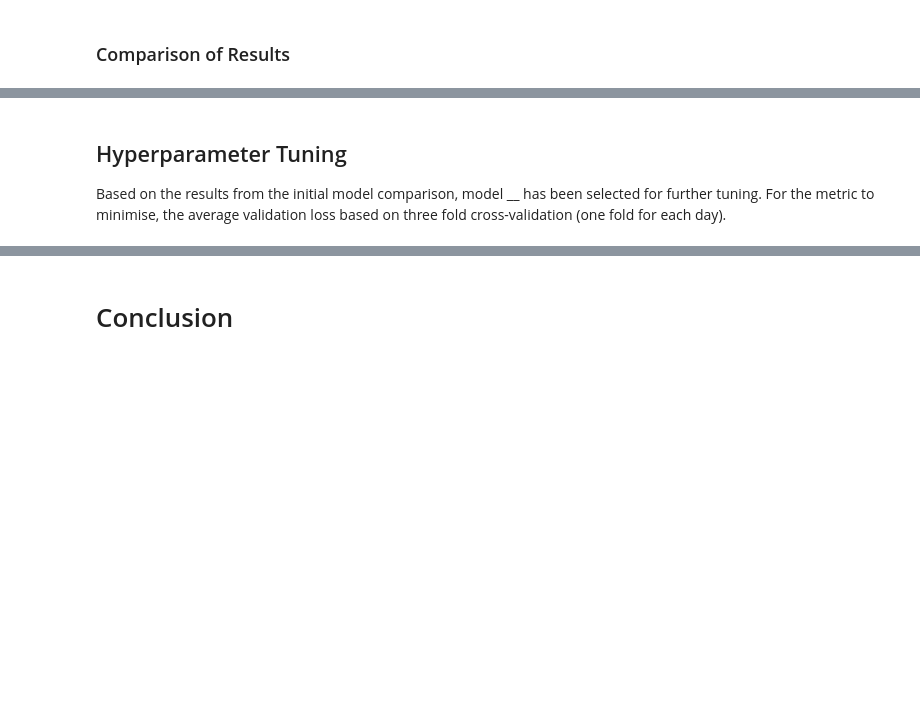
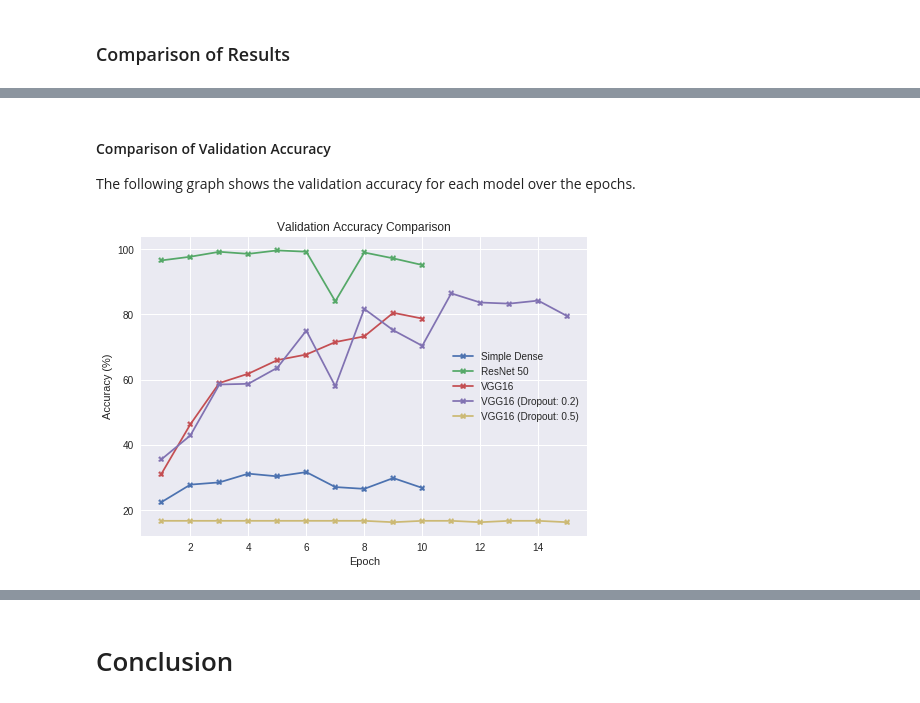
Before and after one commit to Andrew-Mackay/building_classifier, a Jupyter notebook: notebooks/AX-2019.ipynb, the cells around one changed output, grey strips where cells are left out. Drawn from its saved outputs; the diff is of its cells as text; code cells hidden in the pictures; blank space fills up the shorter version.

Commit message:
collected results for aggressive dropout, regularization methods and hyperparameter search

```diff
--- a/notebooks/AX-2019.ipynb
+++ b/notebooks/AX-2019.ipynb
@@ -619,7 +628,7 @@ def res50(output_shape, pretrained=False):
         base_model = ResNet50(include_top=False, weights="imagenet", pooling="avg")
 
     else:
-        base_model = ResNet50(include_top=False, weights="imagenet", pooling="avg")
+        base_model = ResNet50(include_top=False, weights=None, pooling="avg")
 
     x = Dense(1024, activation='relu')(base_model.output)
     predictions = Dense(output_shape, activation='softmax')(x)
@@ -991,0 +1002,2 @@ if SAVE_RESULTS_MODEL_3_dropout:
+# %%
+input_shape = (TARGET_IMAGE_SHAPE[0], TARGET_IMAGE_SHAPE[1], 3)
@@ -992,2 +1032,6 @@ if SAVE_RESULTS_MODEL_3_dropout:
+# %%
+if SAVE_RESULTS_MODEL_3_dropout_aggressive:
+    with open(RESULTS_PATH_INITIAL + "model_3_dropout_aggressive.pkl", 'wb') as results_file:
+        pickle.dump(results, results_file)
 # %% [markdown]
 ### Comparison of Results
@@ -1049,4 +1037,0 @@ plot_loss(model_3_results["histroy"], "VGG16")
-# %% [markdown]
-## Hyperparameter Tuning
-
-Based on the results from the initial model comparison, model __ has been selected for further tuning. For the metric to minimise, the average validation loss based on three fold cross-validation (one fold for each day).
@@ -1094,0 +1038,40 @@ def split_data_by_day(data, validation_day):
+# %%
+with open(RESULTS_PATH_INITIAL + "model_1.pkl", 'rb') as results_file:
+    model_1_results = pickle.load(results_file)
+
+with open(RESULTS_PATH_INITIAL + "model_2.pkl", 'rb') as results_file:
+    model_2_results = pickle.load(results_file)
+
+with open(RESULTS_PATH_INITIAL + "model_3.pkl", 'rb') as results_file:
+    model_3_results = pickle.load(results_file)
+
+with open(RESULTS_PATH_INITIAL + "model_3_dropout.pkl", 'rb') as results_file:
+    model_3_dropout_results = pickle.load(results_file)
+
+with open(RESULTS_PATH_INITIAL + "model_3_dropout_aggressive.pkl", 'rb') as results_file:
+    model_3_dropout_aggressive_results = pickle.load(results_file)
+# %% [markdown]
+#### Comparison of Validation Accuracy
+
+The following graph shows the validation accuracy for each model over the epochs.
+# %%
+model_1 = np.array(model_1_results["history"]["val_acc"]) * 100
+model_2 = np.array(model_2_results["history"]["val_acc"]) * 100
+model_3 = np.array(model_3_results["history"]["val_acc"]) * 100
+model_3_dropout = np.array(model_3_dropout_results["history"]["val_acc"]) * 100
+model_3_dropout_aggressive = np.array(model_3_dropout_aggressive_results["history"]["val_acc"]) * 100
+
+epoch_count = range(1, epochs + 1)
+plt.plot(epoch_count, model_1, label="Simple Dense", marker='X', markersize=6)
+plt.plot(epoch_count, model_2, label="ResNet 50", marker='X', markersize=6)
+plt.plot(epoch_count, model_3, label="VGG16", marker='X', markersize=6)
+plt.plot(range(1, epochs + 6), model_3_dropout, label="VGG16 (Dropout: 0.2)", marker='X', markersize=6)
+plt.plot(range(1, epochs + 6), model_3_dropout_aggressive, label="VGG16 (Dropout: 0.5)", marker='X', markersize=6)
+
+plt.legend()
+plt.xlabel('Epoch')
+plt.ylabel("Accuracy (%)")
+plt.title("Validation Accuracy Comparison")
+plt.show()
+# %% [output]
+[figure, added]
```
Also changed, not shown: parts of 149 cells of this notebook, 12 other files.
